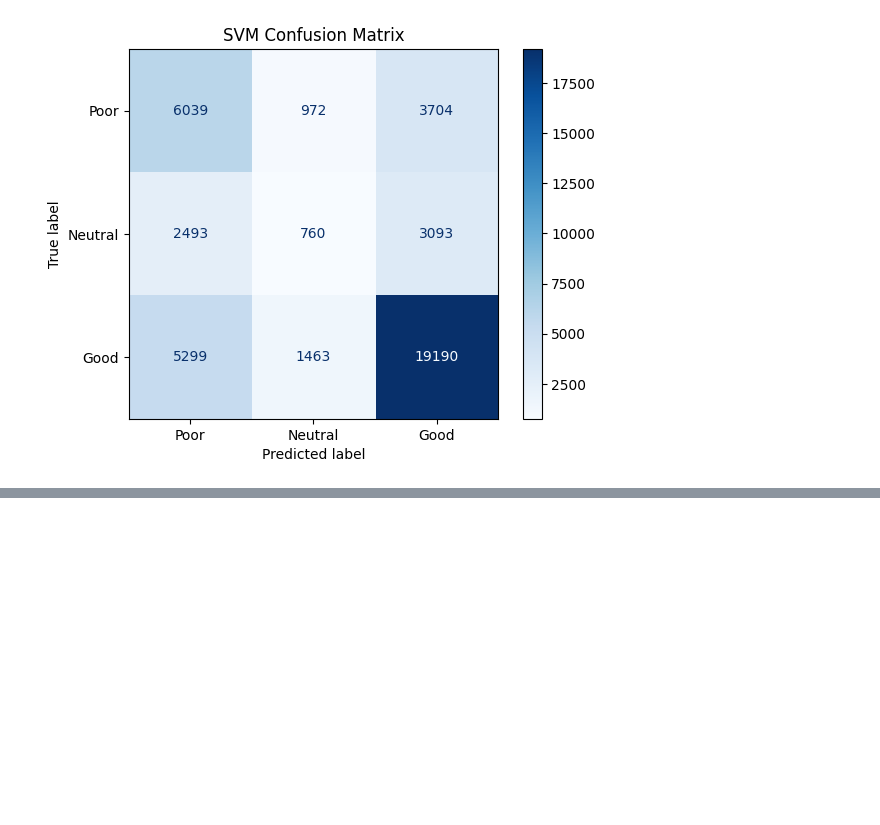
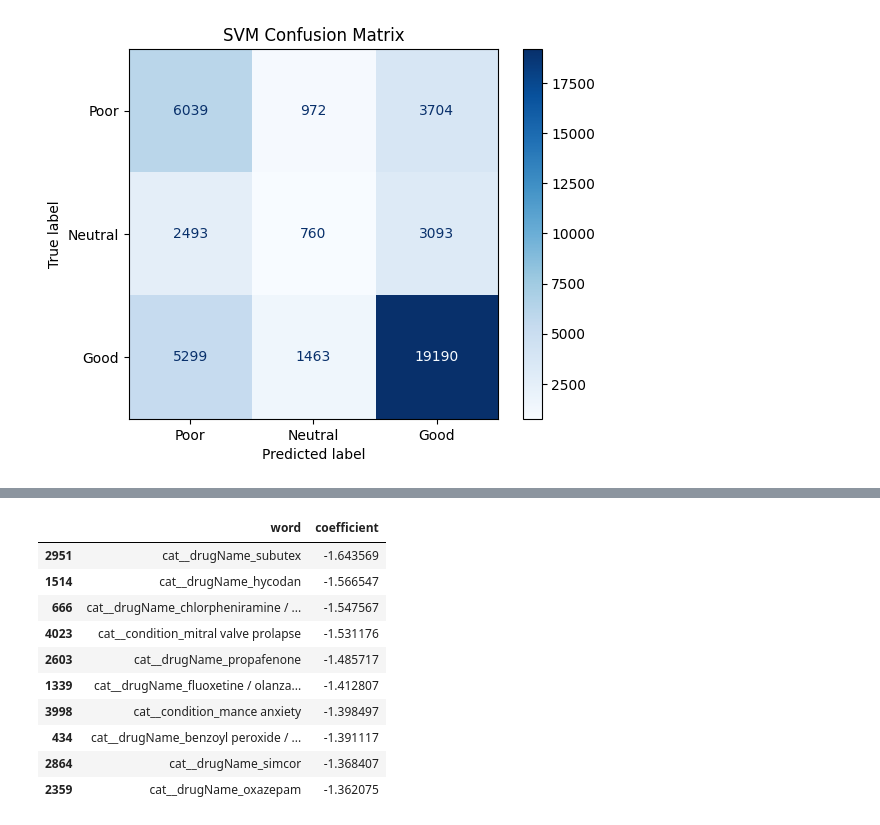
Before and after one commit to aparajitaks/Drug_Response_ML, a Jupyter notebook: 03_Model_Building.ipynb, the cells around one changed output, grey strips where cells are left out. Saved outputs shown, nothing was run; the diff lists cells and outputs as text; code cells hidden in the pictures; blank space fills up the shorter version.

```diff
--- a/03_Model_Building.ipynb
+++ b/03_Model_Building.ipynb
@@ -123,0 +142,18 @@ plt.show()
+# %%
+from sklearn.linear_model import LogisticRegression
+
+logreg_model = Pipeline([
+    ("preprocess", preprocessor),
+    ("model", LogisticRegression(
+        max_iter=3000,
+        class_weight="balanced",
+        n_jobs=-1
+    ))
+])
+
+logreg_model.fit(X_train, y_train)
+
+y_pred_logreg = logreg_model.predict(X_test)
+
+print("Logistic Regression Report")
+print(classification_report(y_test, y_pred_logreg))
@@ -123,0 +220,17 @@ plt.show()
+# %%
+import numpy as np
+import pandas as pd
+
+model = logreg_model.named_steps["model"]
+
+# Get feature names directly from TF-IDF
+feature_names = logreg_model.named_steps["preprocess"].get_feature_names_out()
+
+coefficients = model.coef_[0]
+
+coef_df = pd.DataFrame({
+    "word": feature_names,
+    "coefficient": coefficients
+})
+
+coef_df.head()
@@ -123,0 +244,15 @@ plt.show()
+# %%
+ coef_df.sort_values("coefficient", ascending=False).head(10)
+coef_df.sort_values("coefficient").head(10)
+# %% [output]
+|  | word | coefficient |
+| 2951 | cat__drugName_subutex | -1.643569 |
+| 1514 | cat__drugName_hycodan | -1.566547 |
+| 666 | cat__drugName_chlorpheniramine / ... | -1.547567 |
+| 4023 | cat__condition_mitral valve prolapse | -1.531176 |
+| 2603 | cat__drugName_propafenone | -1.485717 |
+| 1339 | cat__drugName_fluoxetine / olanza... | -1.412807 |
+| 3998 | cat__condition_mance anxiety | -1.398497 |
+| 434 | cat__drugName_benzoyl peroxide / ... | -1.391117 |
+| 2864 | cat__drugName_simcor | -1.368407 |
+| 2359 | cat__drugName_oxazepam | -1.362075 |
```
Also changed, not shown: parts of 13 cells of this notebook.
